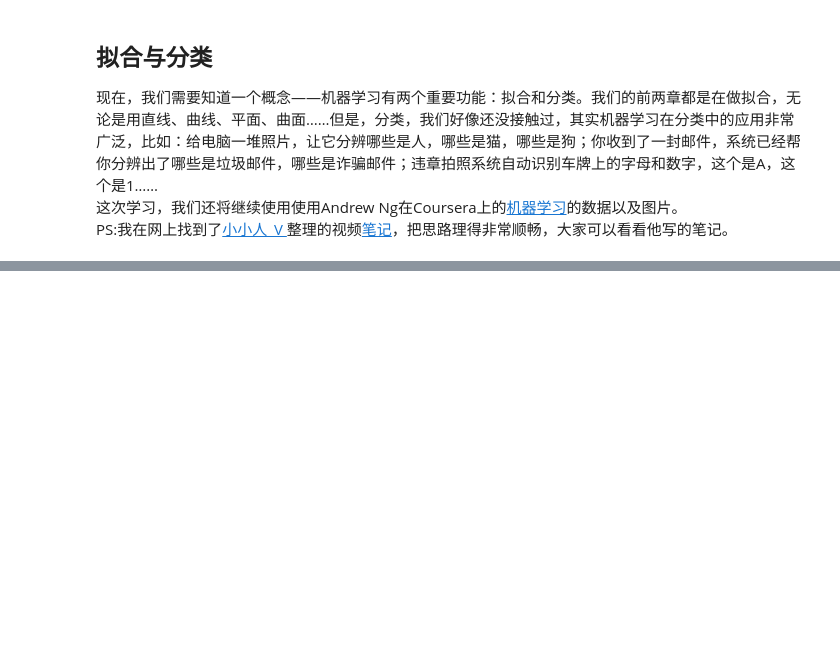
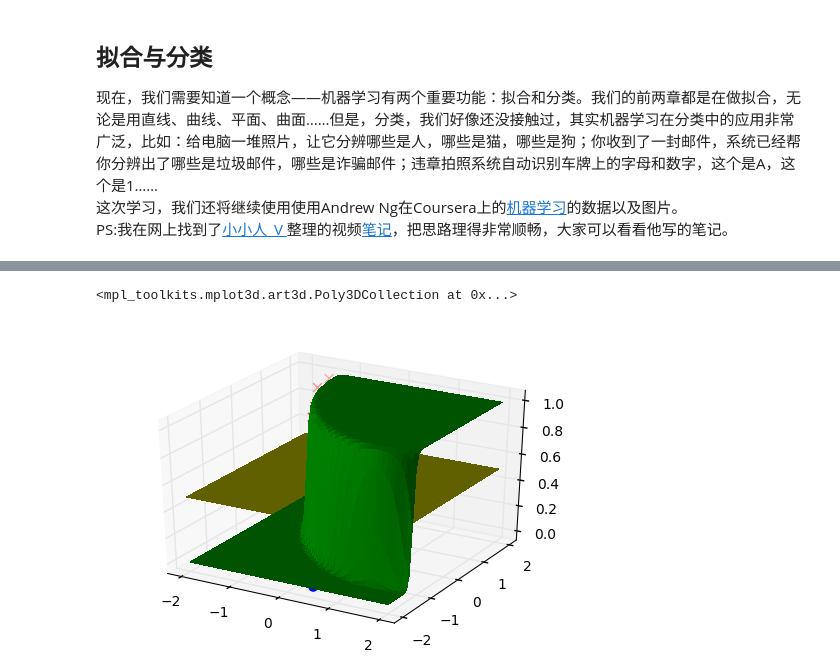
Before and after one commit to tiancai13579/Teach-girlfriend-machine-learning, a Jupyter notebook: 02逻辑回归/02逻辑回归.ipynb, the cells around one changed output, grey strips where cells are left out. Saved outputs shown, nothing was run; the diff lists cells and outputs as text; code cells hidden in the pictures; blank space fills up the shorter version.

```diff
--- a/02逻辑回归/02逻辑回归.ipynb
+++ b/02逻辑回归/02逻辑回归.ipynb
@@ -34,0 +180,11 @@ $h_{\theta}(x)=P\left ( y=1|x;\theta \right )$
+# %%
+ax=plt.subplot(111,projection='3d')
+ax.scatter(X_normal[pos[0],1],X_normal[pos[0],2],y[pos[0]],marker = 'x',color = 'r',s=40)
+ax.scatter(X_normal[neg[0],1],X_normal[neg[0],2],y[neg[0]],marker = 'o',color = 'b',s=40)
+h=hypothesis(theta,X_normal)
+ax.plot_surface(x1,x2,h_plot,linewidth=0,rstride=1, cstride=1,antialiased=False,color='g')
+plt.contour(x1,x2,h_plot,[0.5])
+ax.plot_surface(x1,x2,0.5*np.ones(h_plot.shape),linewidth=0,rstride=1, cstride=1,antialiased=False,color='y')
+# %% [output]
+<mpl_toolkits.mplot3d.art3d.Poly3DCollection at 0x...>
+[figure, added]
```
Also changed, not shown: parts of 25 cells of this notebook, 8 other files.
